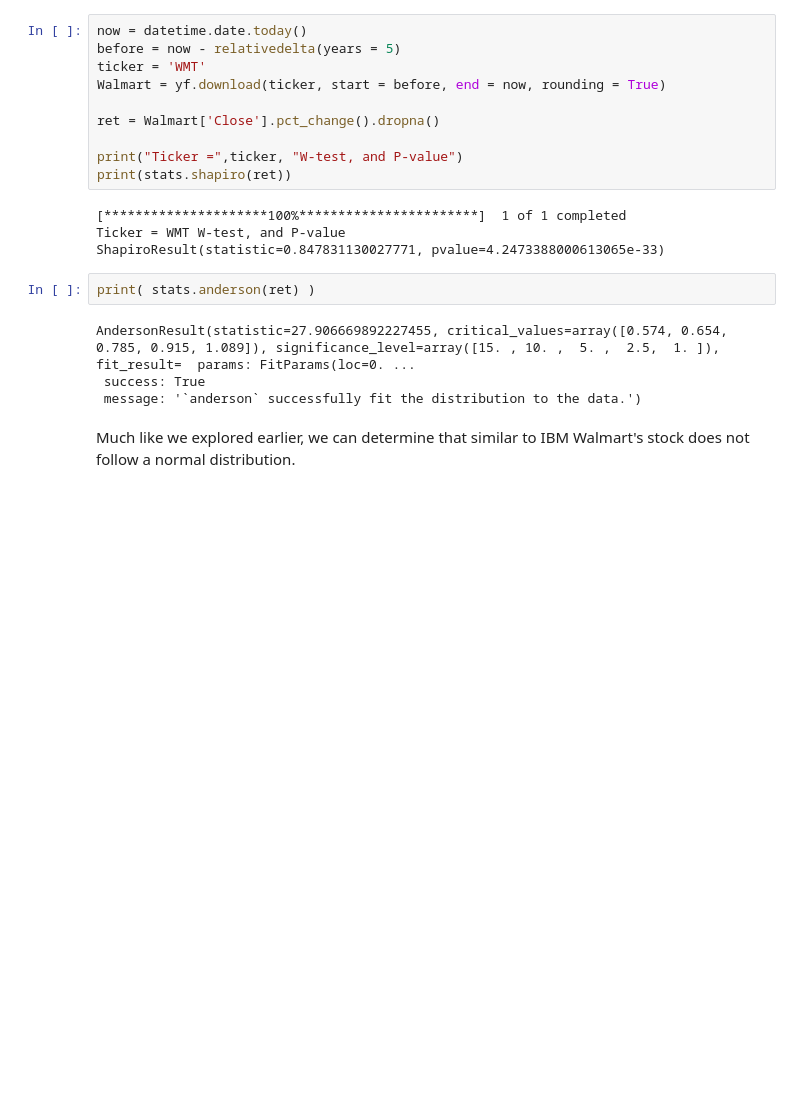
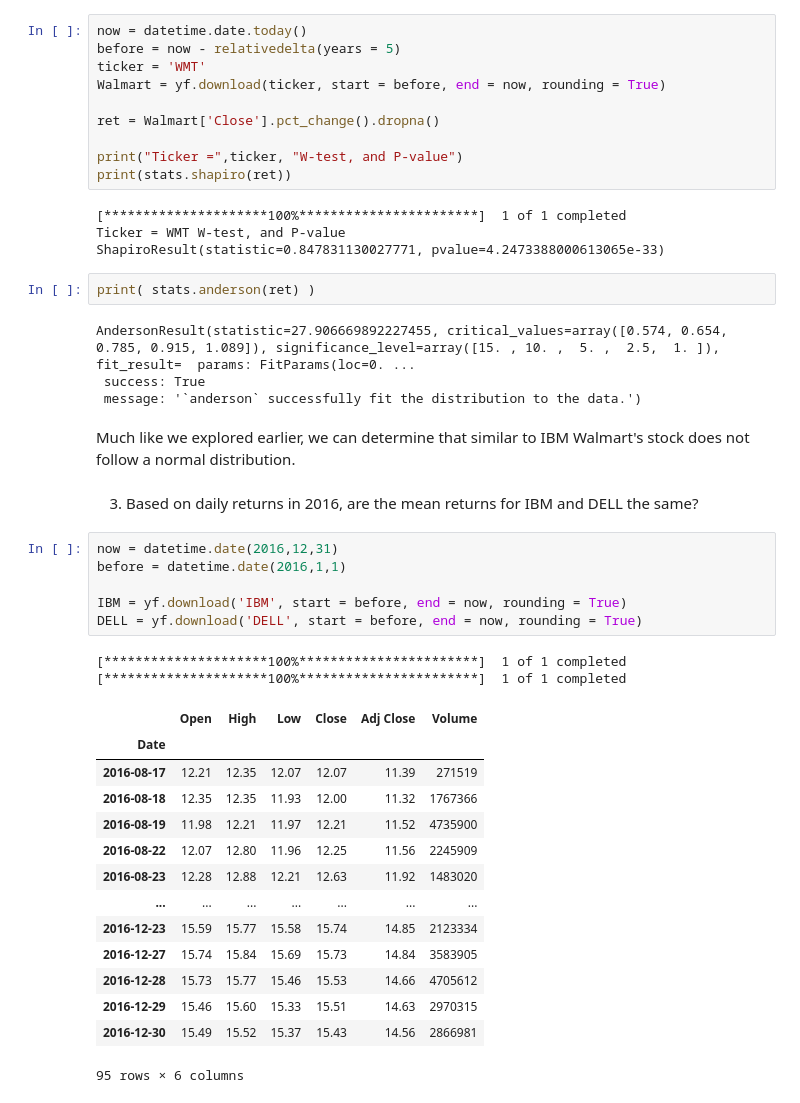
Before and after one commit to leoouyang781/Test-Repository, a Jupyter notebook: Python-For-Finance-2nd-Edition/Chapter 8.ipynb, the cells around one changed output. Drawn from its saved outputs; the diff is of its cells as text; blank space fills up the shorter version.

```diff
--- a/Python-For-Finance-2nd-Edition/Chapter 8.ipynb
+++ b/Python-For-Finance-2nd-Edition/Chapter 8.ipynb
@@ -1136,3 +1136,29 @@ AndersonResult(statistic=27.906669892227455, critical_values=array([0.574, 0.654
  message: '`anderson` successfully fit the distribution to the data.')
 # %% [markdown]
 Much like we explored earlier, we can determine that similar to IBM Walmart's stock does not follow a normal distribution.
+# %% [markdown]
+3. Based on daily returns in 2016, are the mean returns for IBM and DELL
+the same?
+# %%
+now = datetime.date(2016,12,31)
+before = datetime.date(2016,1,1)
+
+IBM = yf.download('IBM', start = before, end = now, rounding = True)
+DELL = yf.download('DELL', start = before, end = now, rounding = True)
+# %% [output]
+[*********************100%***********************]  1 of 1 completed
+[*********************100%***********************]  1 of 1 completed
+|  | Open | High | Low | Close | Adj Close | Volume |
+| Date |  |  |  |  |  |  |
+| 2016-08-17 | 12.21 | 12.35 | 12.07 | 12.07 | 11.39 | 271519 |
+| 2016-08-18 | 12.35 | 12.35 | 11.93 | 12.00 | 11.32 | 1767366 |
+| 2016-08-19 | 11.98 | 12.21 | 11.97 | 12.21 | 11.52 | 4735900 |
+| 2016-08-22 | 12.07 | 12.80 | 11.96 | 12.25 | 11.56 | 2245909 |
+| 2016-08-23 | 12.28 | 12.88 | 12.21 | 12.63 | 11.92 | 1483020 |
+| ... | ... | ... | ... | ... | ... | ... |
+| 2016-12-23 | 15.59 | 15.77 | 15.58 | 15.74 | 14.85 | 2123334 |
+| 2016-12-27 | 15.74 | 15.84 | 15.69 | 15.73 | 14.84 | 3583905 |
+| 2016-12-28 | 15.73 | 15.77 | 15.46 | 15.53 | 14.66 | 4705612 |
+| 2016-12-29 | 15.46 | 15.60 | 15.33 | 15.51 | 14.63 | 2970315 |
+| 2016-12-30 | 15.49 | 15.52 | 15.37 | 15.43 | 14.56 | 2866981 |
+95 rows × 6 columns
```
Also changed, not shown: parts of 11 cells of this notebook.
